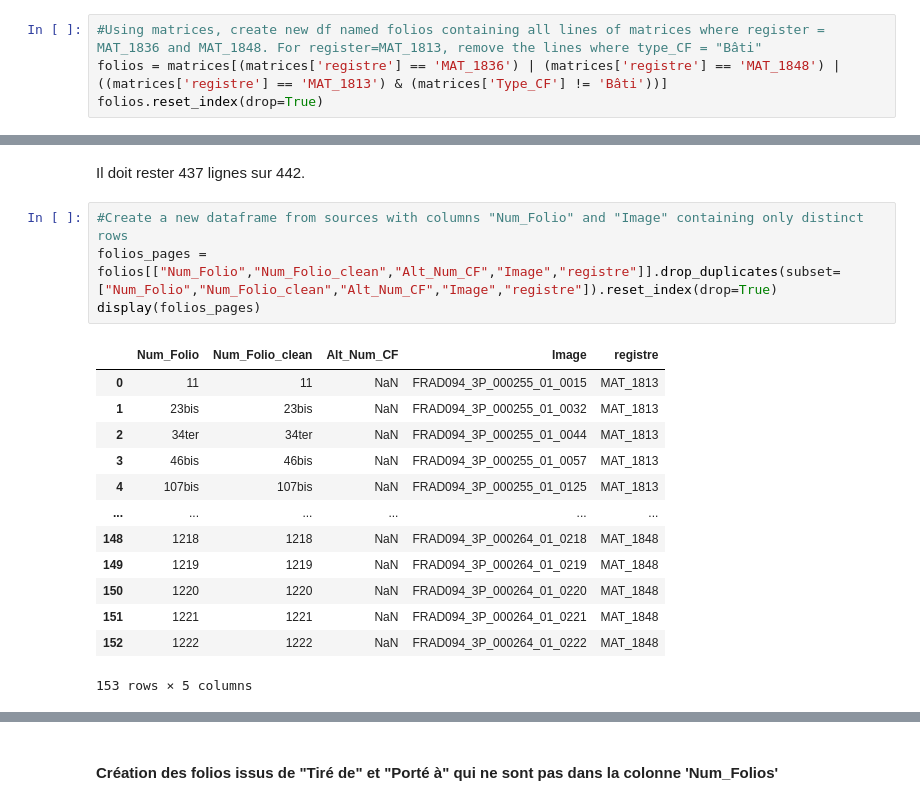
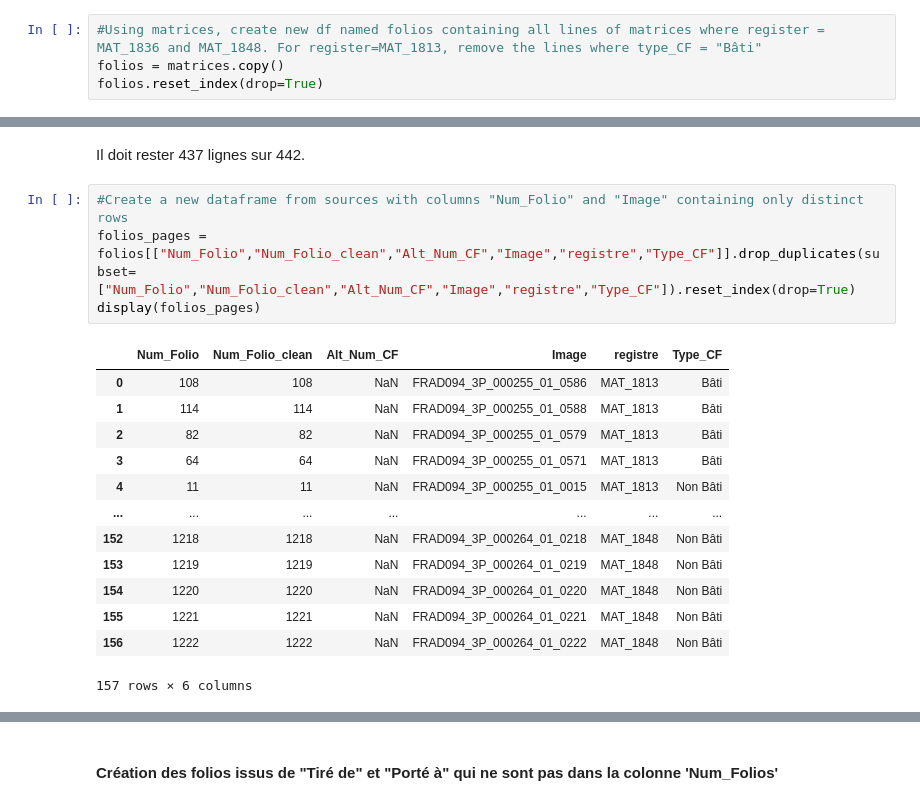
Before and after one commit to solenn-tl/ontologie-peuplement, a Jupyter notebook: notebooks/10-instances/16-create-plot-from-matrices.ipynb, the cells around one changed output, grey strips where cells are left out. Cells and saved outputs as stored; diff of their text form.

```diff
--- a/notebooks/10-instances/16-create-plot-from-matrices.ipynb
+++ b/notebooks/10-instances/16-create-plot-from-matrices.ipynb
@@ -261,7 +261,7 @@ print(clean_porte_a)
 ['EMPTY', '82', 'EMPTY', 'EMPTY', 'EMPTY', '156', '156', '192bis', '280bis', 'EMPTY', 'EMPTY', '34ter', 'EMPTY', 'EMPTY', 'EMPTY', 'EMPTY', 'EMPTY', 'EMPTY', 'EMPTY', 'EMPTY', 'EMPTY', 'EMPTY', 'EMPTY ...
 # %%
 #Using matrices, create new df named folios containing all lines of matrices where register = MAT_1836 and MAT_1848. For register=MAT_1813, remove the lines where type_CF = "Bâti"
-folios = matrices[(matrices['registre'] == 'MAT_1836') | (matrices['registre'] == 'MAT_1848') | ((matrices['registre'] == 'MAT_1813') & (matrices['Type_CF'] != 'Bâti'))]
+folios = matrices.copy()
 folios.reset_index(drop=True)
 # %% [output]
 |  | ID | UUID | Type_CF | Num_Folio | Alt_Num_CF | Groupe_CF | Ordre_de_lecture | Voie | Num_Voie | ... |
@@ -281,22 +281,22 @@ folios.reset_index(drop=True)
 Il doit rester 437 lignes sur 442.
 # %%
 #Create a new dataframe from sources with columns "Num_Folio" and "Image" containing only distinct rows
-folios_pages = folios[["Num_Folio","Num_Folio_clean","Alt_Num_CF","Image","registre"]].drop_duplicates(subset=["Num_Folio","Num_Folio_clean","Alt_Num_CF","Image","registre"]).reset_index(drop=True)
+folios_pages = folios[["Num_Folio","Num_Folio_clean","Alt_Num_CF","Image","registre","Type_CF"]].drop_duplicates(subset=["Num_Folio","Num_Folio_clean","Alt_Num_CF","Image","registre","Type_CF"]).reset_index(drop=True)
 display(folios_pages)
 # %% [output]
-|  | Num_Folio | Num_Folio_clean | Alt_Num_CF | Image | registre |
-| 0 | 11 | 11 | NaN | FRAD094_3P_000255_01_0015 | MAT_1813 |
-| 1 | 23bis | 23bis | NaN | FRAD094_3P_000255_01_0032 | MAT_1813 |
-| 2 | 34ter | 34ter | NaN | FRAD094_3P_000255_01_0044 | MAT_1813 |
-| 3 | 46bis | 46bis | NaN | FRAD094_3P_000255_01_0057 | MAT_1813 |
-| 4 | 107bis | 107bis | NaN | FRAD094_3P_000255_01_0125 | MAT_1813 |
-| ... | ... | ... | ... | ... | ... |
-| 148 | 1218 | 1218 | NaN | FRAD094_3P_000264_01_0218 | MAT_1848 |
-| 149 | 1219 | 1219 | NaN | FRAD094_3P_000264_01_0219 | MAT_1848 |
-| 150 | 1220 | 1220 | NaN | FRAD094_3P_000264_01_0220 | MAT_1848 |
-| 151 | 1221 | 1221 | NaN | FRAD094_3P_000264_01_0221 | MAT_1848 |
-| 152 | 1222 | 1222 | NaN | FRAD094_3P_000264_01_0222 | MAT_1848 |
+|  | Num_Folio | Num_Folio_clean | Alt_Num_CF | Image | registre | Type_CF |
+| 0 | 108 | 108 | NaN | FRAD094_3P_000255_01_0586 | MAT_1813 | Bâti |
+| 1 | 114 | 114 | NaN | FRAD094_3P_000255_01_0588 | MAT_1813 | Bâti |
+| 2 | 82 | 82 | NaN | FRAD094_3P_000255_01_0579 | MAT_1813 | Bâti |
+| 3 | 64 | 64 | NaN | FRAD094_3P_000255_01_0571 | MAT_1813 | Bâti |
+| 4 | 11 | 11 | NaN | FRAD094_3P_000255_01_0015 | MAT_1813 | Non Bâti |
+| ... | ... | ... | ... | ... | ... | ... |
+| 152 | 1218 | 1218 | NaN | FRAD094_3P_000264_01_0218 | MAT_1848 | Non Bâti |
+| 153 | 1219 | 1219 | NaN | FRAD094_3P_000264_01_0219 | MAT_1848 | Non Bâti |
+| 154 | 1220 | 1220 | NaN | FRAD094_3P_000264_01_0220 | MAT_1848 | Non Bâti |
+| 155 | 1221 | 1221 | NaN | FRAD094_3P_000264_01_0221 | MAT_1848 | Non Bâti |
+| 156 | 1222 | 1222 | NaN | FRAD094_3P_000264_01_0222 | MAT_1848 | Non Bâti |
-153 rows × 5 columns
+157 rows × 6 columns
 # %%
 from namespaces import *
 
```
Also changed, not shown: parts of 10 cells of this notebook, 4 other files.
